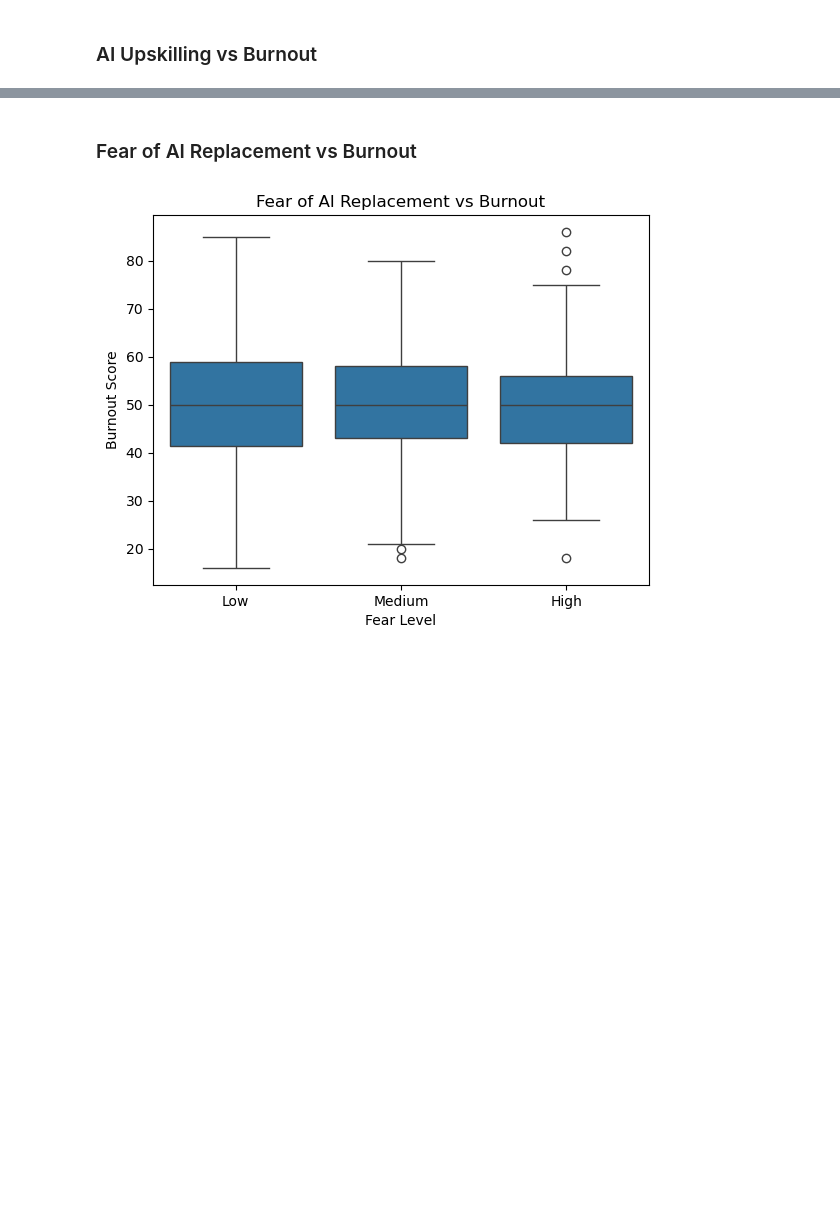
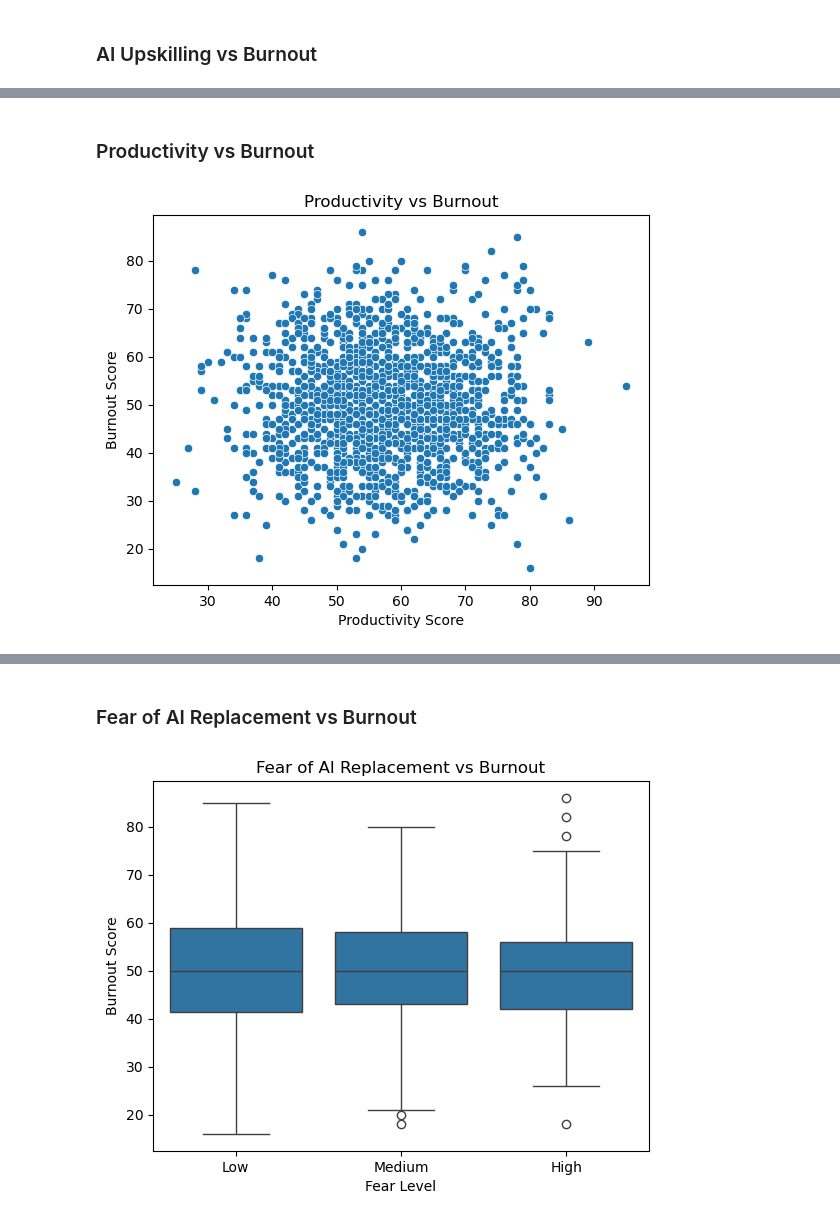
Before and after one commit to madisonengebose/CSC2621-FinalProject-ZoeMadison, a Jupyter notebook: FinalProject.ipynb, the cells around one changed output, grey strips where cells are left out. Cells and saved outputs as stored; diff of their text form; code cells hidden in the pictures; blank space fills up the shorter version.

```diff
--- a/FinalProject.ipynb
+++ b/FinalProject.ipynb
@@ -165,0 +159,10 @@ plt.show()
+# %% [markdown]
+### Productivity vs Burnout
+# %%
+sns.scatterplot(x="productivity_score", y="burnout_score", data=df)
+plt.title("Productivity vs Burnout")
+plt.xlabel("Productivity Score")
+plt.ylabel("Burnout Score")
+plt.show()
+# %% [output]
+[figure, added]
```
Also changed, not shown: parts of 41 cells of this notebook.
